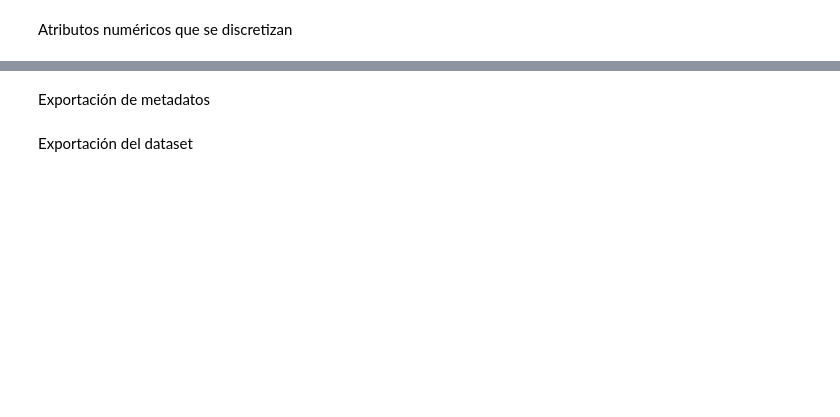
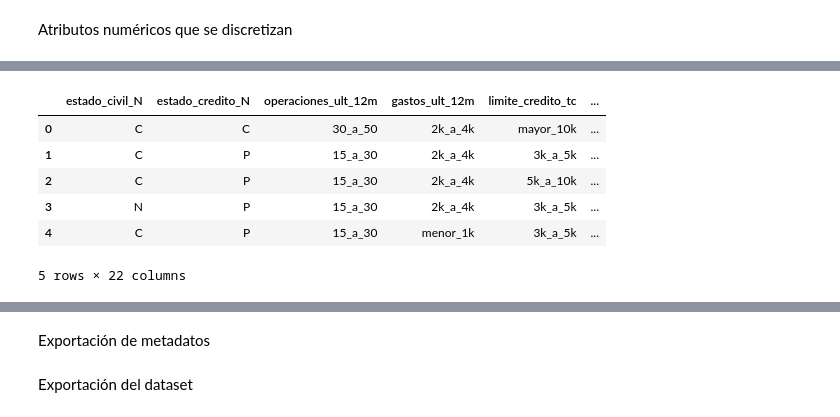
Before and after one commit to EveMoralesG/13MBID_EVEMORALES, a Jupyter notebook: notebooks/preparacion_datos/PD01-Transformaciones.ipynb, the cells around one changed output, grey strips where cells are left out. Cells and saved outputs as stored; diff of their text form; code cells hidden in the pictures; blank space fills up the shorter version.

```diff
--- a/notebooks/preparacion_datos/PD01-Transformaciones.ipynb
+++ b/notebooks/preparacion_datos/PD01-Transformaciones.ipynb
@@ -141,12 +127,17 @@ df_creditos.head(5)
 # Se filtran las filas con algún error detectado
 print(f"Filas antes del filtro: {df_creditos.shape[0]}")
 
-temp = df_creditos[df_creditos['tasa_interes'] > 0]
+temp = df_creditos[df_creditos['edad'] < 90]
+temp_a = temp[temp['tasa_interes'] > 0]
 
 # Otro filtro posible: por la regla de negocio agregada
 
-temp_e = temp[temp['regla_pct_ingresos_min'] == 'ok']
+temp_c = temp_a[temp_a['regla_pct_ingresos'] == 'ok']
+temp_e = temp_c[temp_c['regla_pct_ingresos_min'] == 'ok']
 
-print(f"Filas después del filtro: {temp_e.shape[0]}")
+temp_d = temp_e[temp_e['antiguedad_empleado'] < 50]
+temp_f = temp_d[temp_d['antiguedad_empleado']>= 0]
+
+print(f"Filas después del filtro: {temp_f.shape[0]}")
 # %% [output]
 Filas antes del filtro: 10127
@@ -176,7 +145,7 @@ Vista del dataset de datos de créditos:
 # %% [markdown]
 Integración de datos
 # %%
-df_integrado = pd.merge(temp_c, df_tarjetas, on='id_cliente', how='inner')
+df_integrado = pd.merge(temp_f, df_tarjetas, on='id_cliente', how='inner')
 coincidencias = df_integrado.shape[0]
 
 print(f"Filas del dataset integrado con los filtros realizados: {coincidencias}")
@@ -308 +319,29 @@ operaciones_ult_12m_N.value_counts()
+# %%
+col_eliminar_final = [
+              'edad',
+              'estado_credito',
+              'estado_civil',
+              'antiguedad_empleado',
+              'antiguedad_cliente',
+              'ingresos',
+              'pct_ingreso',
+              'tasa_interes',
+              'gastos_ult_12m',
+              'limite_credito_tc',
+              'operaciones_ult_12m',
+              'id_cliente']
+
+df_integrado.drop(col_eliminar_final, inplace=True, axis=1)
+
+
+df_final = pd.concat([estado_civil_N, estado_credito_N, operaciones_ult_12m_N, gastos_ult_12m_N, limite_credito_tc_N, antiguedad_cliente_N, tasa_interes_N, ingresos_N, pct_ingreso_N, antiguedad_empleados_N, edad_N, df_integrado], axis=1)
+df_final.head(5)
+# %% [output]
+|  | estado_civil_N | estado_credito_N | operaciones_ult_12m | gastos_ult_12m | limite_credito_tc | ... |
+| 0 | C | C | 30_a_50 | 2k_a_4k | mayor_10k | ... |
+| 1 | C | P | 15_a_30 | 2k_a_4k | 3k_a_5k | ... |
+| 2 | C | P | 15_a_30 | 2k_a_4k | 5k_a_10k | ... |
+| 3 | N | P | 15_a_30 | 2k_a_4k | 3k_a_5k | ... |
+| 4 | C | P | 15_a_30 | menor_1k | 3k_a_5k | ... |
+5 rows × 22 columns
 # %%
```
Also changed, not shown: parts of 13 cells of this notebook.
